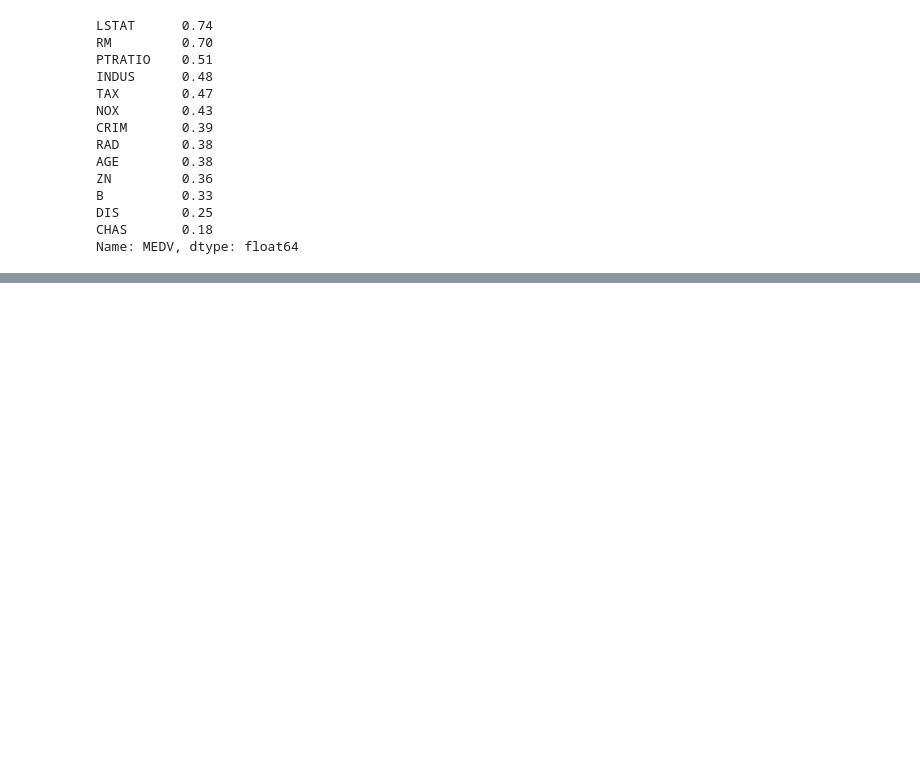
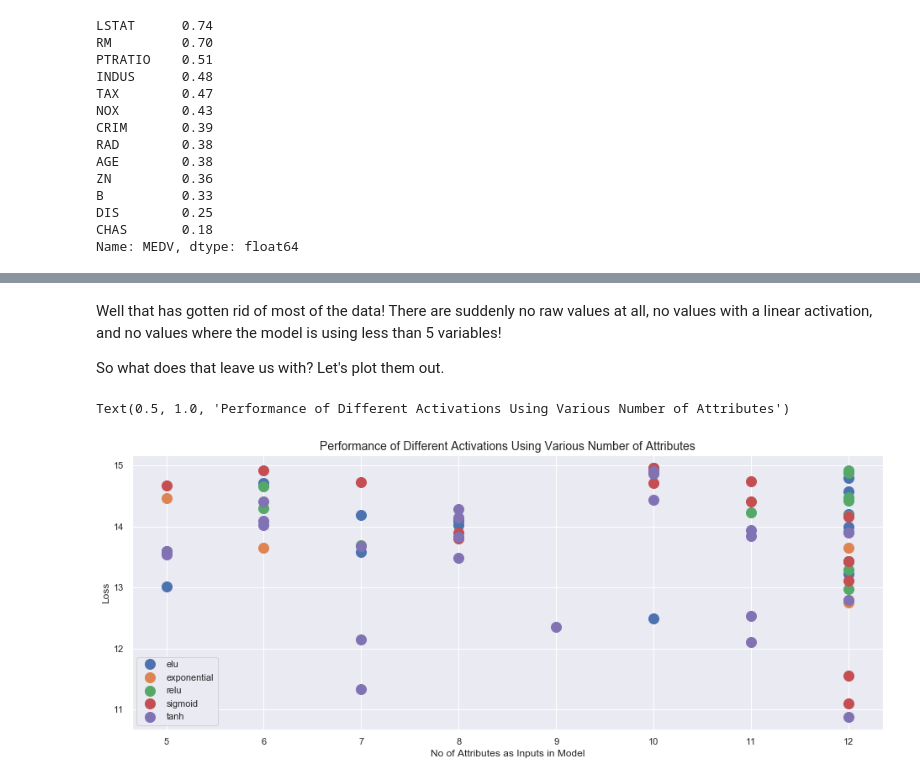
Before and after one commit to YBrady/02-MLS-Project, a Jupyter notebook: Predict.ipynb, the cells around one changed output, grey strips where cells are left out. Cells and saved outputs as stored; diff of their text form; code cells hidden in the pictures; blank space fills up the shorter version.

```diff
--- a/Predict.ipynb
+++ b/Predict.ipynb
@@ -275,14 +332,0 @@ Text(0.5, 0.9, 'Performance of Different Activations Using Various Number of Att
-# %%
-# Plot the actvations to see which performed best
-plt.rcParams["figure.figsize"] = [16, 6]
-groups = df.groupby('optimiser')
-
-# Plot
-fig, ax = plt.subplots()
-ax.margins(0.05) # Optional, just adds 5% padding to the autoscaling
-for optimiser, group in groups:
-    ax.plot(group["no_attrib"], group["loss"], ".", ms=12, label=optimiser)
-ax.legend()
-ax.set_ylabel("Loss")
-ax.set_xlabel("No of Attributes as Inputs in Model")
-plt.title("Performance of Different Optimiser Using Various Number of Attributes")
@@ -302,0 +335,8 @@ sns.boxplot(x = "no_attrib", y = "loss", hue = "activation", data = df)
+# %%
+# Drop all rows that have loss over the 75 percentile [21] repeatedly until max loss value is under 15
+while df.loss.max() > 15:
+    drop_rows = df.index[df["loss"]>np.percentile(df.loss, 75, axis=0)]
+    df.drop(drop_rows, axis=0, inplace=True)
+    # See what this has done to the rows
+    dfCounts = dfCounts.append(countRows(df,"Remove Values over 75%"),ignore_index=True)
+dfCounts
@@ -302,0 +380,28 @@ sns.boxplot(x = "no_attrib", y = "loss", hue = "activation", data = df)
+# %% [markdown]
+Well that has gotten rid of most of the data! There are suddenly no raw values at all, no values with a linear activation, and no values where the model is using less than 5 variables!
+
+So what does that leave us with? Let's plot them out.
+# %%
+# Plot the actvations to see which performed best
+plt.rcParams["figure.figsize"] = [16, 6]
+
+# Group the data by activation
+groups = df.groupby(["activation"])
+
+# Plot
+fig, ax = plt.subplots()
+ax.margins(0.05) # Optional, just adds 5% padding to the autoscaling
+
+# For each activation group, plot the loss vs no of attributes used
+for activation, group in groups:
+    ax.plot(group["no_attrib"], group["loss"], "o", ms=12, label=activation)
+
+# Add the legend
+ax.legend()
+# And labels and titles
+ax.set_ylabel("Loss")
+ax.set_xlabel("No of Attributes as Inputs in Model")
+plt.title("Performance of Different Activations Using Various Number of Attributes", fontsize = 14)
+# %% [output]
+Text(0.5, 1.0, 'Performance of Different Activations Using Various Number of Attributes')
+[figure, added]
```
Also changed, not shown: parts of 65 cells of this notebook, 3 other files.
